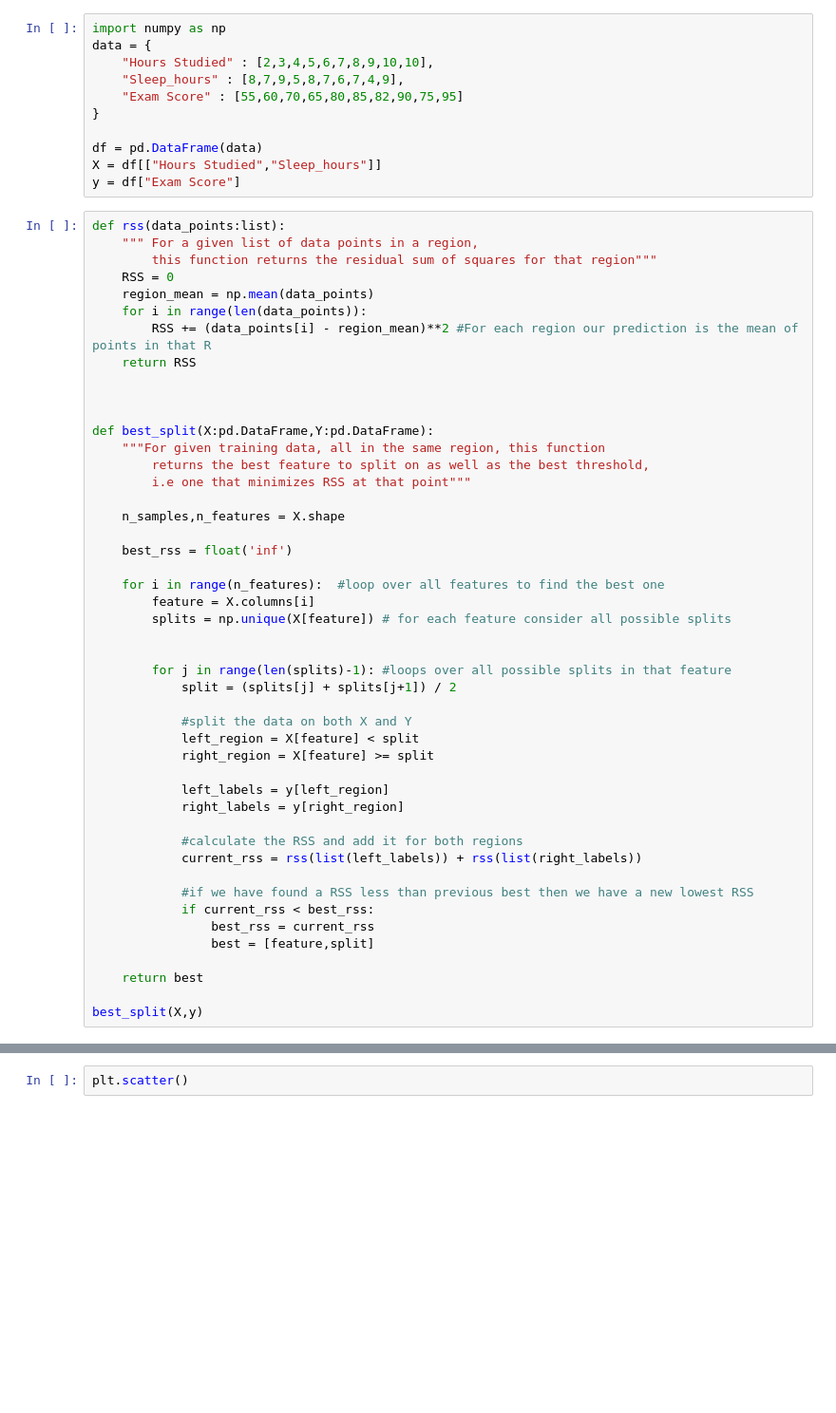
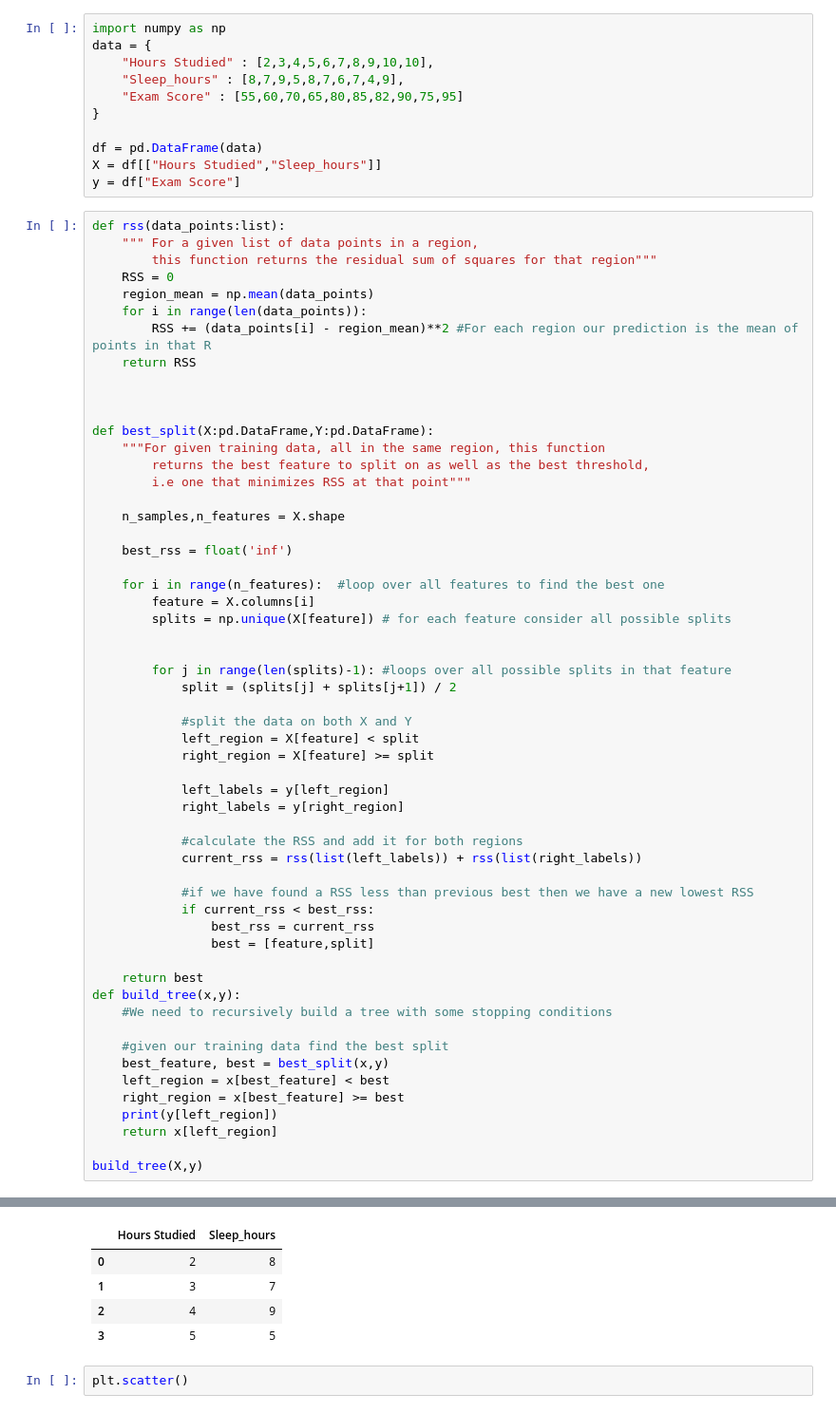
Before and after one commit to BossThePro/MLProject-Group-SR, a Jupyter notebook: test.ipynb, the cells around one changed output, grey strips where cells are left out. Shown: that part at 95% size. Cells and saved outputs as stored; diff of their text form; blank space fills up the shorter version.

Commit message:
Started on building tree not perfect yet

```diff
--- a/test.ipynb
+++ b/test.ipynb
@@ -259,6 +226,15 @@ def best_split(X:pd.DataFrame,Y:pd.DataFrame):
                 best = [feature,split]
 
     return best
+def build_tree(x,y):
+    #We need to recursively build a tree with some stopping conditions
 
-best_split(X,y)
+    #given our training data find the best split
+    best_feature, best = best_split(x,y)
+    left_region = x[best_feature] < best
+    right_region = x[best_feature] >= best
+    print(y[left_region])
+    return x[left_region]
+
+build_tree(X,y)
 # %% [output]
@@ -266,2 +246,7 @@ best_split(X,y)
+|  | Hours Studied | Sleep_hours |
+| 0 | 2 | 8 |
+| 1 | 3 | 7 |
+| 2 | 4 | 9 |
+| 3 | 5 | 5 |
 # %%
 plt.scatter()
```
Also changed, not shown: parts of 4 cells of this notebook, 1 other file.
